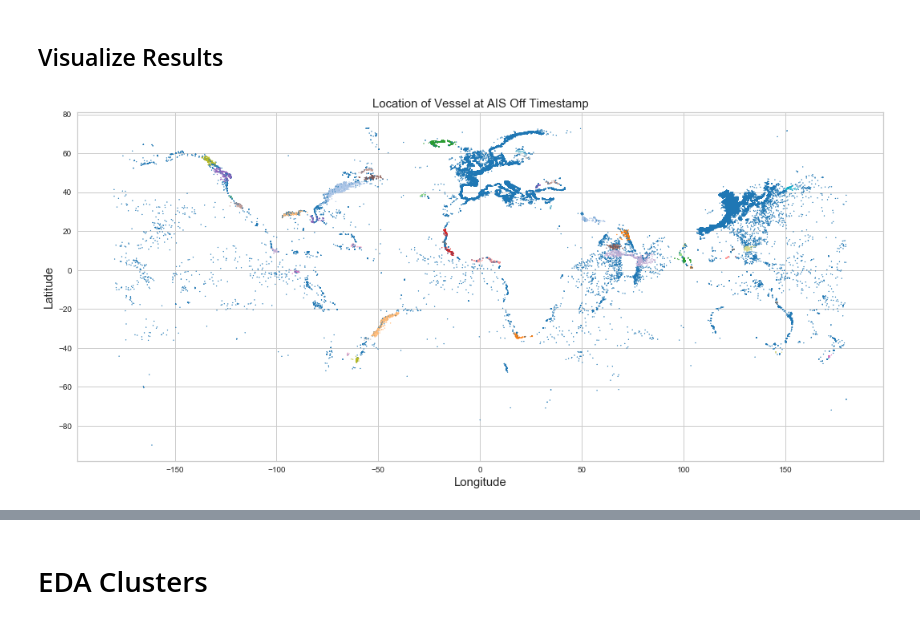
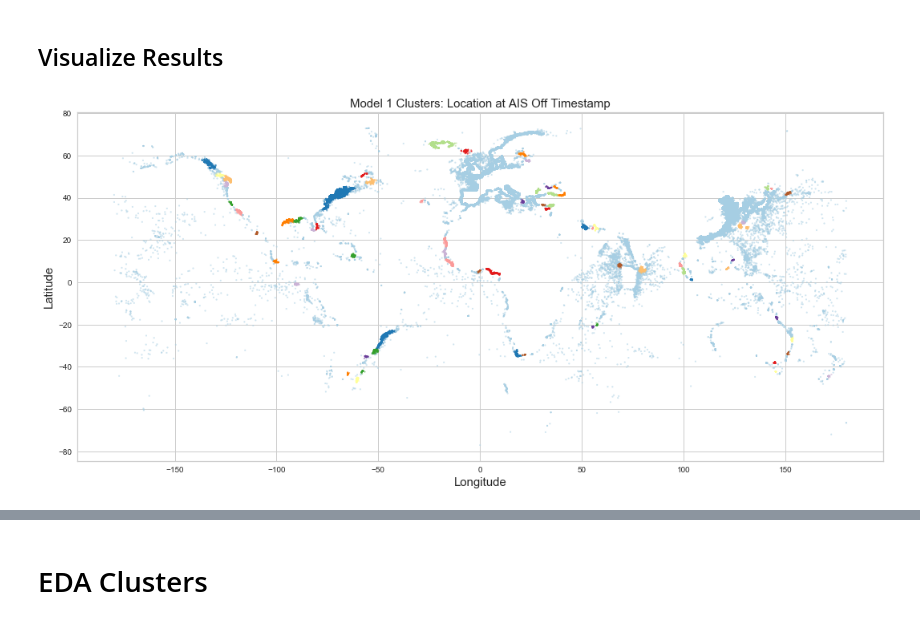
Before and after one commit to jessicarose00/Dark_to_Transparent, a Jupyter notebook: code/03_EDA_DBSCAN.ipynb, the cells around one changed output, grey strips where cells are left out. Drawn from its saved outputs; the diff is of its cells as text; code cells hidden in the pictures.

Commit message:
add new scatterplots for mod 1-4

```diff
--- a/code/03_EDA_DBSCAN.ipynb
+++ b/code/03_EDA_DBSCAN.ipynb
@@ -520,0 +537,4 @@ silhouette_score(X_sc, hdbscan.labels_)
+# %%
+# Create cluster column
+gap_notreg['mod4'] = labels_4
+gap_notreg.head()
@@ -553,11 +594,0 @@ Silhouette score as a clustering metric is actually not well suited to DBSCAN be
-# %%
-# Merge cluster into the original dataframe
-gap_notreg = gap_notreg.merge(X, how='outer', left_index=True, right_index=True)
-
-# Drop the duplicate columns created in merge
-gap_notreg.drop(columns=['off_lat_y', 'off_lon_y', 'gap_hours_y'], inplace=True)
-# %%
-# Rename columns
-gap_notreg.rename(columns={'off_lat_x' : 'off_lat',
-                           'off_lon_x' : 'off_lon',
-                           'gap_hours_x' : 'gap_hours'}, inplace=True)
@@ -567,14 +595,18 @@ gap_notreg.to_csv('./data/gap_notreg_off_clusters.csv', index=False)
 # %% [markdown]
 ## Visualize Results
-# %%
-gap_notreg = pd.read_csv('../data/gap_notreg_off_clusters.csv')
 # %%
 # Explore clusters visually
 plt.figure(figsize=(18, 8))
 
-plt.scatter(gap_notreg['off_lon'], gap_notreg['off_lat'], c=gap_notreg['off_cluster'], s=1, cmap="tab20")
+plt.scatter(x=gap_notreg['off_lon'],
+            y=gap_notreg['off_lat'],
+            c=gap_notreg['mod1'],
+            s=3,
+            alpha=0.50,
+            cmap='Paired')
+
 plt.xlabel('Longitude', fontsize=15)
 plt.ylabel('Latitude', fontsize=15)
-plt.title('Location of Vessel at AIS Off Timestamp', fontsize=15);
+plt.title('Model 1 Clusters: Location at AIS Off Timestamp', fontsize=15);
 # %% [output]
-[figure, old version]
+[figure, new version]
```
Also changed, not shown: parts of 50 cells of this notebook.
